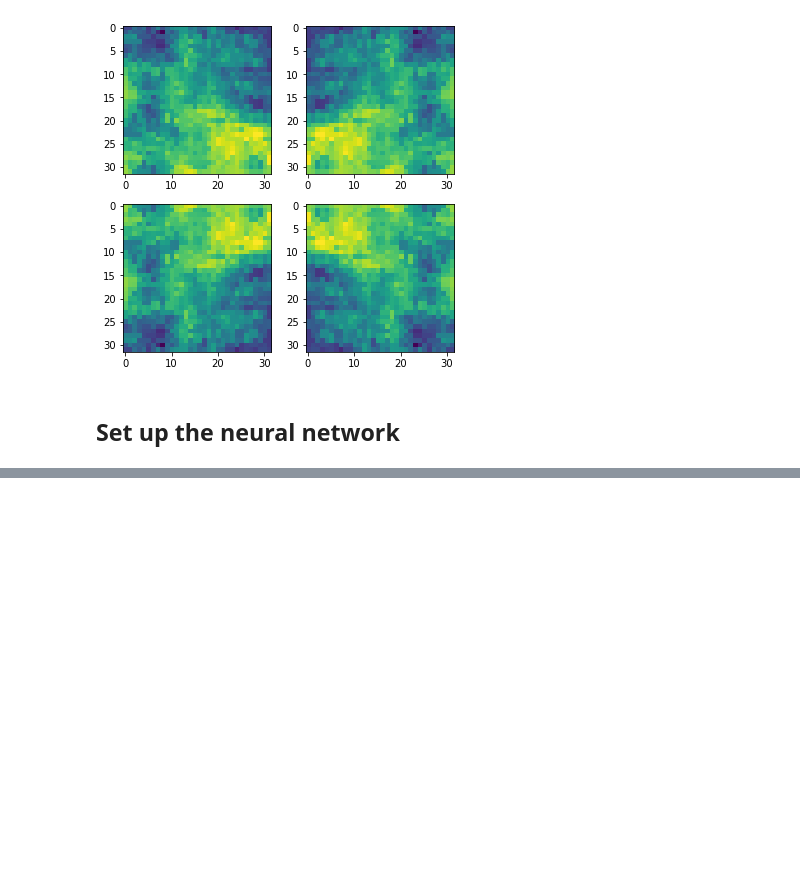
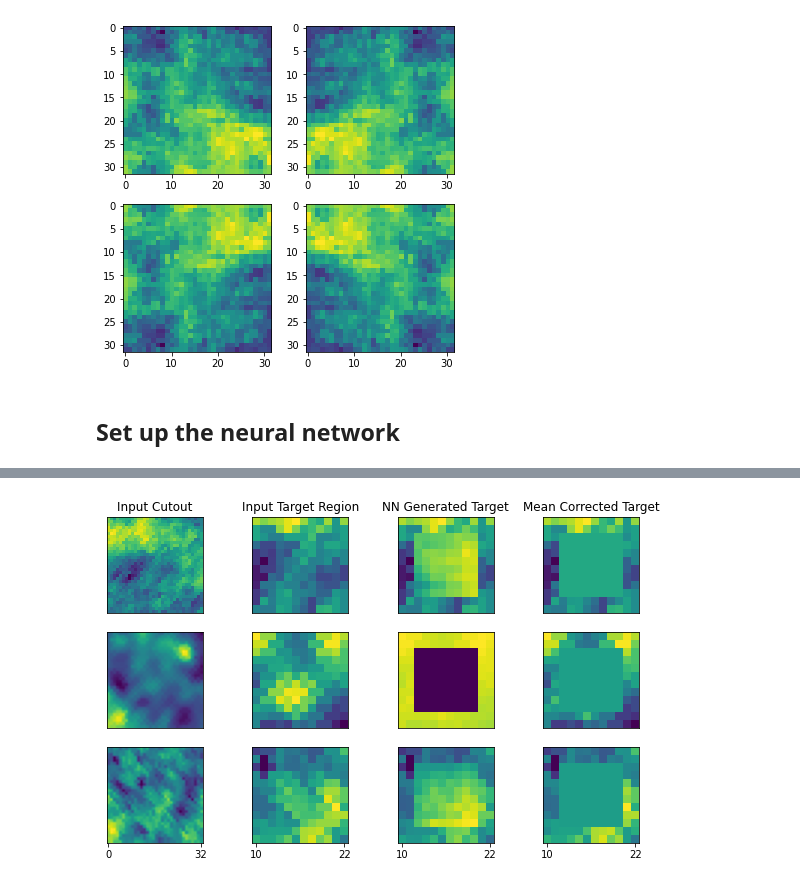
Before and after one commit to ebaxter/planck_net, a Jupyter notebook: DKPredict.ipynb, the cells around one changed output, grey strips where cells are left out. Cells and saved outputs as stored; diff of their text form; code cells hidden in the pictures; blank space fills up the shorter version.

```diff
--- a/DKPredict.ipynb
+++ b/DKPredict.ipynb
@@ -702,0 +742,37 @@ plt.ylim(0,1)
+# %%
+#figure showing good generation examples
+#due to random noise these images reset between runs
+#this is gueswork, so far, might be later tied to individual rms error
+
+#visualy picked from later larger array of images
+good_gens = [2,4,12]
+
+#plot a visula comparison between original, generated, and mean
+#TODO replace mean correcetd by aperture corrected
+fig, ax = pl.subplots(3,4, figsize = (10,6))
+for i in range(0,3):
+    ax[i,0].imshow((orig[good_gens[i],:,:]))
+    ax[i,1].imshow((orig[good_gens[i],10:22,10:22]))
+    ax[i,2].imshow((gen_out[good_gens[i],10:22,10:22]))
+    ax[i,3].imshow((mean_out[good_gens[i],10:22,10:22]))
+    for ii in range(0,4):
+        ax[i,ii].xaxis.set_visible(False)
+        ax[i,ii].yaxis.set_visible(False)
+ax[0,0].set_title("Input Cutout")
+ax[0,1].set_title("Input Target Region")
+ax[0,2].set_title("NN Generated Target")
+ax[0,3].set_title("Mean Corrected Target")
+
+ax[2,0].xaxis.set_visible(True)
+ax[2,0].set_xticks([0,31])
+ax[2,0].set_xticklabels([0,32])
+
+#showing zoom in region
+for i in range(1,4):
+    ax[2,i].xaxis.set_visible(True)
+    ax[2,i].set_xticks([0,11])
+    ax[2,i].set_xticklabels([10,22])
+
+fig.savefig(f"network_output/images/12_good_out__{date}.png")
+# %% [output]
+[figure, added]
```
Also changed, not shown: parts of 49 cells of this notebook.
